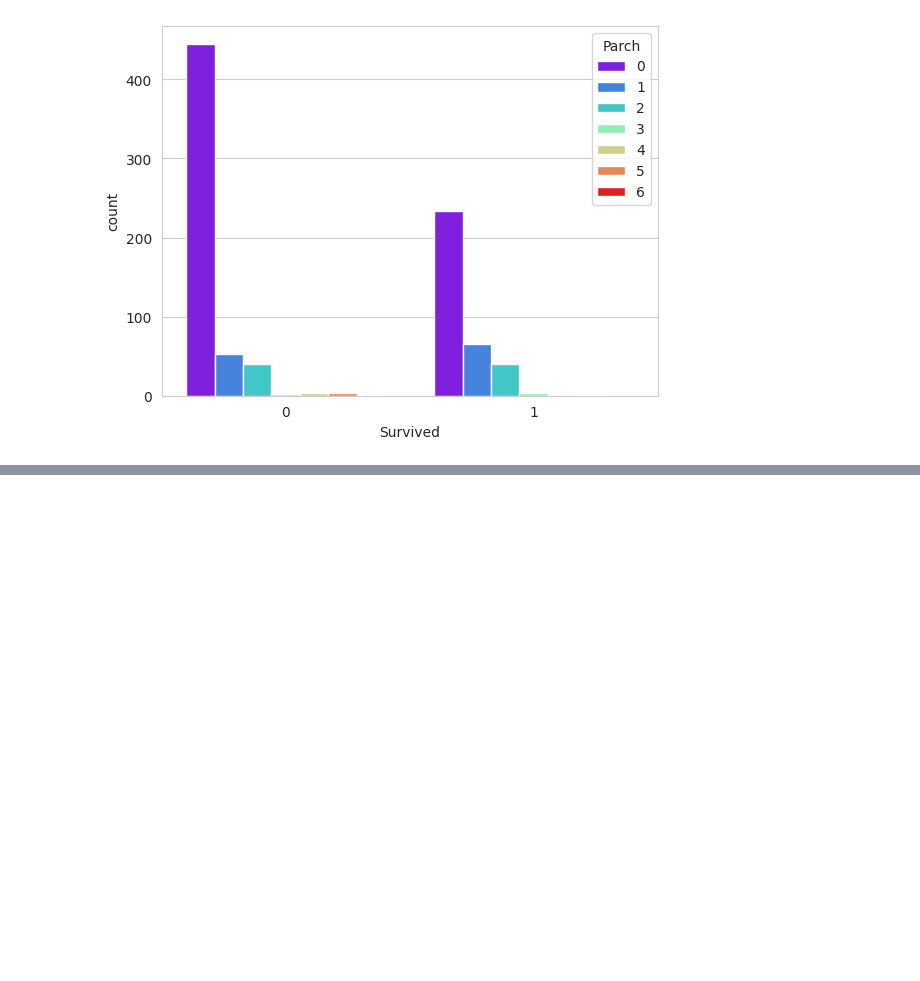
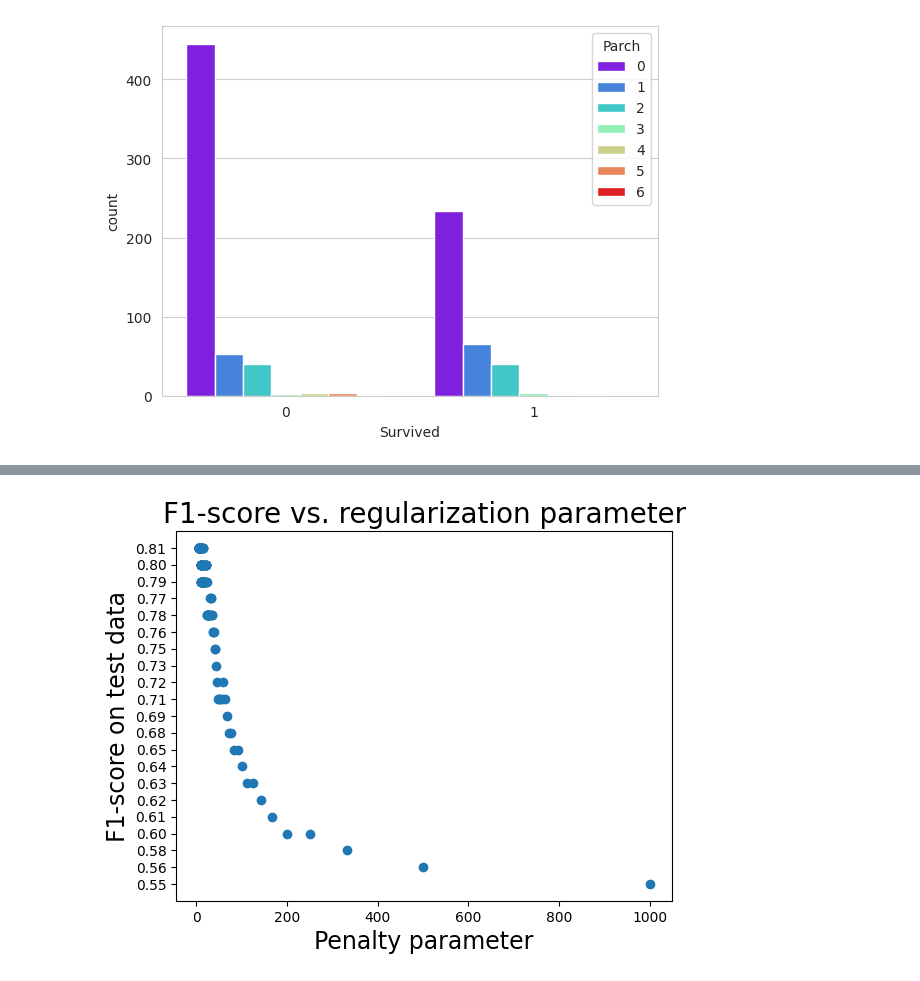
Before and after one commit to 2303A51160/AIML-2303BT17-18, a Jupyter notebook: AIML_A5.ipynb, the cells around one changed output, grey strips where cells are left out. Drawn from its saved outputs; the diff is of its cells as text; code cells hidden in the pictures; blank space fills up the shorter version.

```diff
--- a/AIML_A5.ipynb
+++ b/AIML_A5.ipynb
@@ -119,0 +156,5 @@ Text(0.5, 0, 'Passenger class')
+# %%
+train.drop(['PassengerId','Name','Ticket'],axis=1,
+           inplace=True)
+train.dropna(inplace=True)
+train.head()
@@ -119,0 +168,7 @@ Text(0.5, 0, 'Passenger class')
+# %%
+sex = pd.get_dummies(train['Sex'],drop_first=True)
+embark = pd.get_dummies(train['Embarked'],drop_first=True)
+# %%
+train.drop(['Sex','Embarked'],axis=1,inplace=True)
+train = pd.concat([train,sex,embark],axis=1)
+train.head()
@@ -119,0 +182,35 @@ Text(0.5, 0, 'Passenger class')
+# %%
+from sklearn.model_selection import train_test_split
+
+X_train, X_test, y_train, y_test = train_test_split(
+    train.drop('Survived',axis=1),train['Survived'],
+    test_size=0.20,random_state=111)
+# %%
+from sklearn.linear_model import LogisticRegression
+from sklearn.metrics import classification_report
+nsimu=201
+penalty=[0]*nsimu
+logmodel=[0]*nsimu
+predictions =[0]*nsimu
+class_report = [0]*nsimu
+f1=[0]*nsimu
+
+for i in range(1,nsimu):
+        logmodel[i] =(LogisticRegression(C=i/1000,tol=1e-4,
+                                         max_iter=int(1e6),
+                                         n_jobs=4))
+        logmodel[i].fit(X_train,y_train)
+        predictions[i] = logmodel[i].predict(X_test)
+        class_report[i] = classification_report(y_test,
+                                                predictions[i])
+        l=class_report[i].split()
+        f1[i] = l[len(l)-2]
+        penalty[i]=1000/i
+
+plt.scatter(penalty[1:len(penalty)-2],f1[1:len(f1)-2])
+plt.title("F1-score vs. regularization parameter",fontsize=20)
+plt.xlabel("Penalty parameter",fontsize=17)
+plt.ylabel("F1-score on test data",fontsize=17)
+plt.show()
+# %% [output]
+[figure, added]
```
Also changed, not shown: parts of 10 cells of this notebook.
